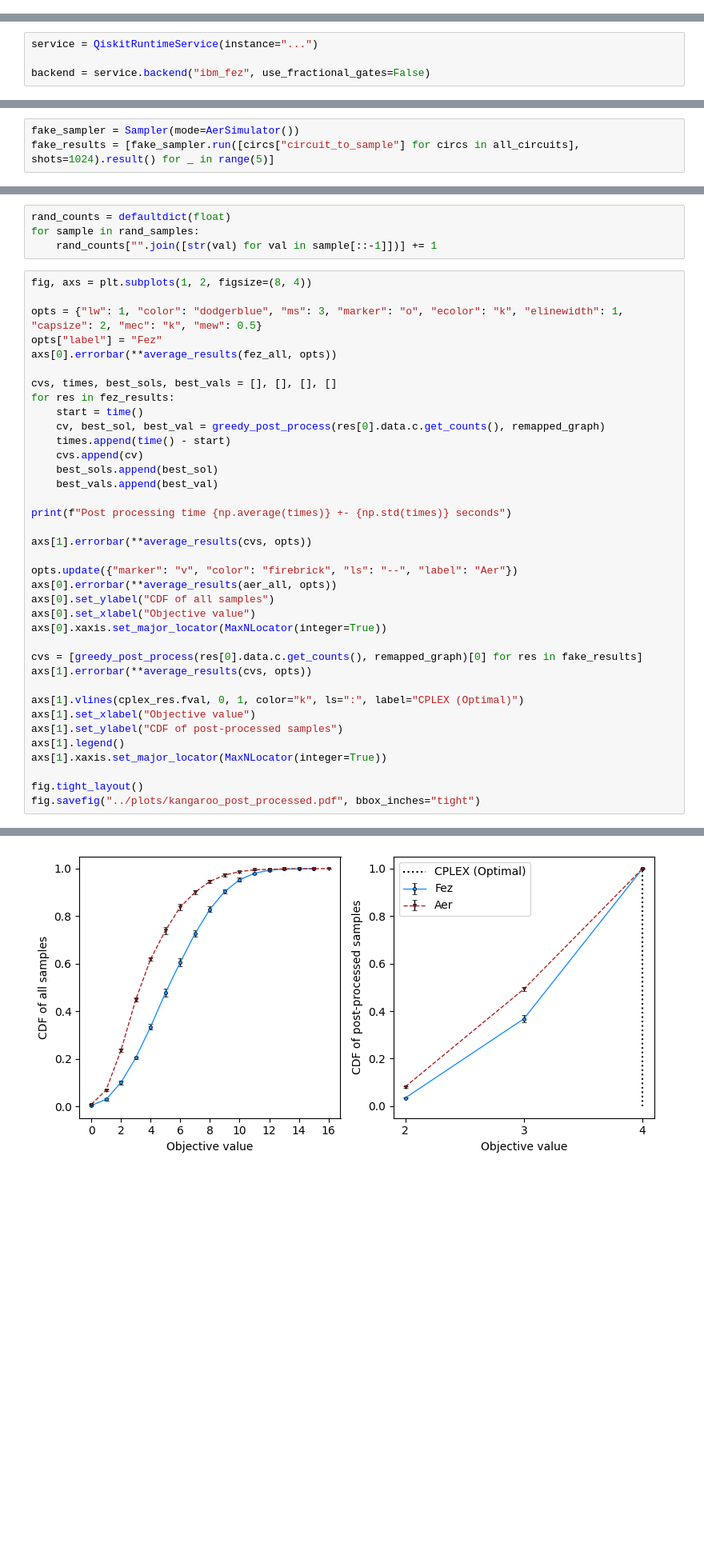
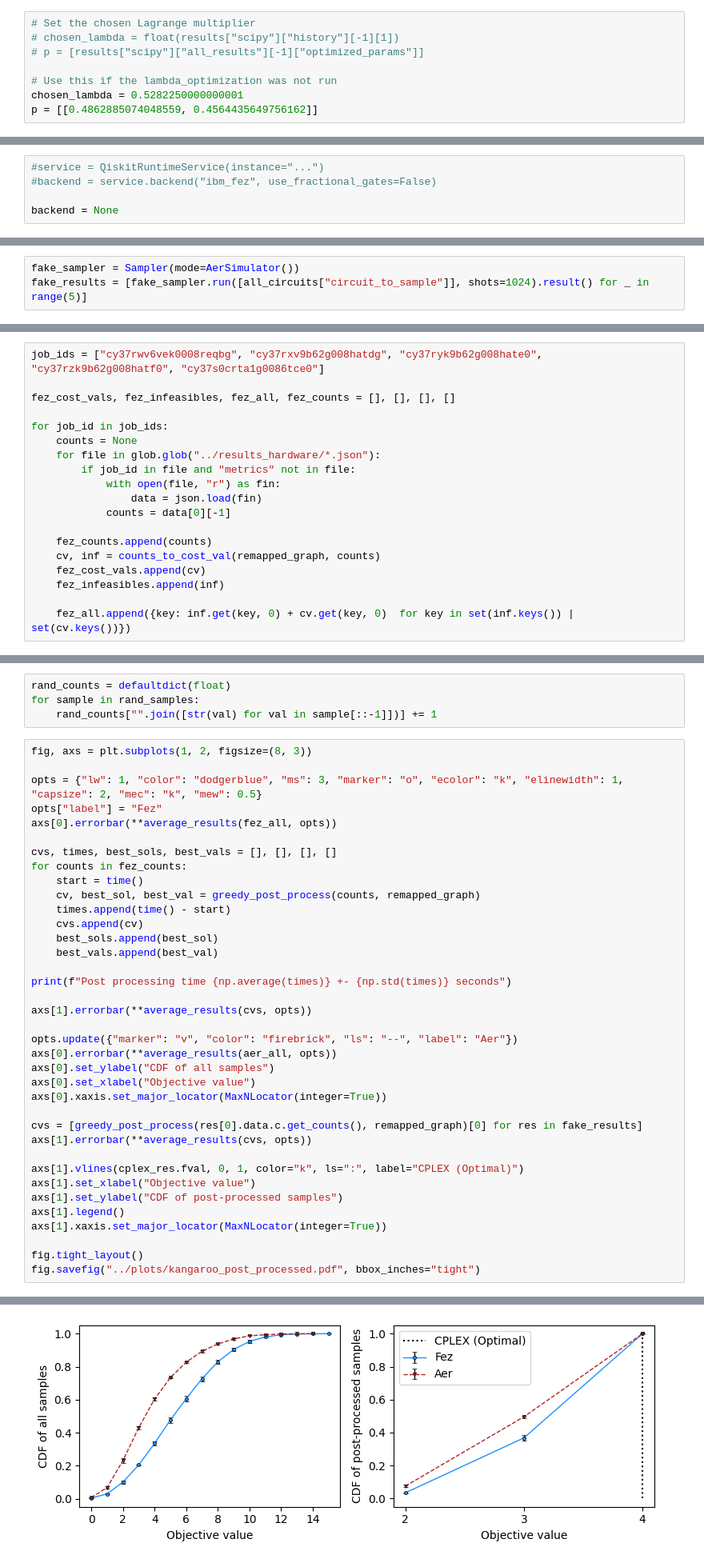
Before and after one commit to eggerdj/independent_set_benchmarking, a Jupyter notebook: notebooks/independent_set_kangaroo.ipynb, the cells around one changed output, grey strips where cells are left out. Shown at 80% size. Saved outputs shown, nothing was run; the diff lists cells and outputs as text; blank space fills up the shorter version.

Commit message:
* Made NB data loadable

```diff
--- a/notebooks/independent_set_kangaroo.ipynb
+++ b/notebooks/independent_set_kangaroo.ipynb
@@ -133,6 +133,14 @@ Time taken to find lambda, beta, and gamma:  22.12155795097351 seconds
 fig, axs = plot_lambda_optimization(results, lambdas_scan)
 # %% [output]
 [figure]
+# %%
+# Set the chosen Lagrange multiplier
+# chosen_lambda = float(results["scipy"]["history"][-1][1])
+# p = [results["scipy"]["all_results"][-1]["optimized_params"]]
+
+# Use this if the lambda_optimization was not run
+chosen_lambda = 0.5282250000000001
+p = [[0.4862885074048559, 0.4564435649756162]]
 # %%
 fig.savefig("../plots/kangaroo_lambda_optimization.pdf", bbox_inches="tight")
 # %% [markdown]
@@ -140,8 +148,9 @@ fig.savefig("../plots/kangaroo_lambda_optimization.pdf", bbox_inches="tight")
 
 Construct the circuits. This will construct several circuits corresponding to different stages of the circuit construction pipeline
 # %%
-service = QiskitRuntimeService(instance="...")
+#service = QiskitRuntimeService(instance="...")
+#backend = service.backend("ibm_fez", use_fractional_gates=False)
 
-backend = service.backend("ibm_fez", use_fractional_gates=False)
+backend = None
 # %%
 start = time()
@@ -202,7 +206,7 @@ cplex_res
 Here, we execute on Aer and compare to random sampling.
 # %%
 fake_sampler = Sampler(mode=AerSimulator())
-fake_results = [fake_sampler.run([circs["circuit_to_sample"] for circs in all_circuits], shots=1024).result() for _ in range(5)]
+fake_results = [fake_sampler.run([all_circuits["circuit_to_sample"]], shots=1024).result() for _ in range(5)]
 # %%
 aer_cost_vals, aer_infeasibles, aer_all = [], [], []
 
@@ -268,3 +281,22 @@ for res in fez_results:
+# %%
+job_ids = ["cy37rwv6vek0008reqbg", "cy37rxv9b62g008hatdg", "cy37ryk9b62g008hate0", "cy37rzk9b62g008hatf0", "cy37s0crta1g0086tce0"]
+
+fez_cost_vals, fez_infeasibles, fez_all, fez_counts = [], [], [], []
+
+for job_id in job_ids:
+    counts = None
+    for file in glob.glob("../results_hardware/*.json"):
+        if job_id in file and "metrics" not in file:
+            with open(file, "r") as fin:
+                data = json.load(fin)
+            counts = data[0][-1]
+
+    fez_counts.append(counts)
+    cv, inf = counts_to_cost_val(remapped_graph, counts)
+    fez_cost_vals.append(cv)
+    fez_infeasibles.append(inf)
+
+    fez_all.append({key: inf.get(key, 0) + cv.get(key, 0)  for key in set(inf.keys()) | set(cv.keys())})
 # %% [markdown]
 ## Result plotting
 # %%
@@ -329,16 +361,16 @@ rand_counts = defaultdict(float)
 for sample in rand_samples:
     rand_counts["".join([str(val) for val in sample[::-1]])] += 1
 # %%
-fig, axs = plt.subplots(1, 2, figsize=(8, 4))
+fig, axs = plt.subplots(1, 2, figsize=(8, 3))
 
 opts = {"lw": 1, "color": "dodgerblue", "ms": 3, "marker": "o", "ecolor": "k", "elinewidth": 1, "capsize": 2, "mec": "k", "mew": 0.5}
 opts["label"] = "Fez"
 axs[0].errorbar(**average_results(fez_all, opts))
 
 cvs, times, best_sols, best_vals = [], [], [], []
-for res in fez_results:
+for counts in fez_counts:
     start = time()
-    cv, best_sol, best_val = greedy_post_process(res[0].data.c.get_counts(), remapped_graph)
+    cv, best_sol, best_val = greedy_post_process(counts, remapped_graph)
     times.append(time() - start)
     cvs.append(cv)
     best_sols.append(best_sol)
@@ -370,4 +402,4 @@ Post processing time 0.15101542472839355 +- 0.007711403415897443 seconds
-[figure, old version]
+[figure, new version]
 # %% [markdown]
 The following show the probabilities with which to sample the optimal solution.
 # %%
```
Also changed, not shown: parts of 12 cells of this notebook, 4 other files.
